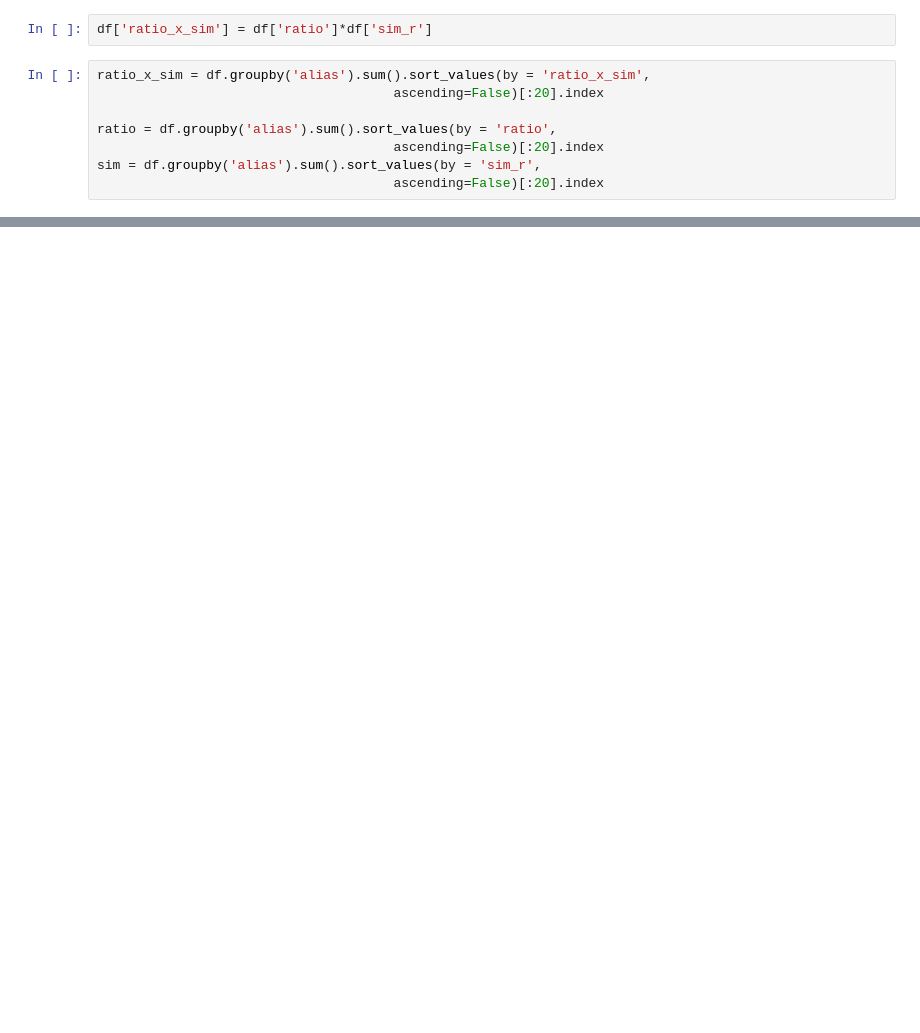
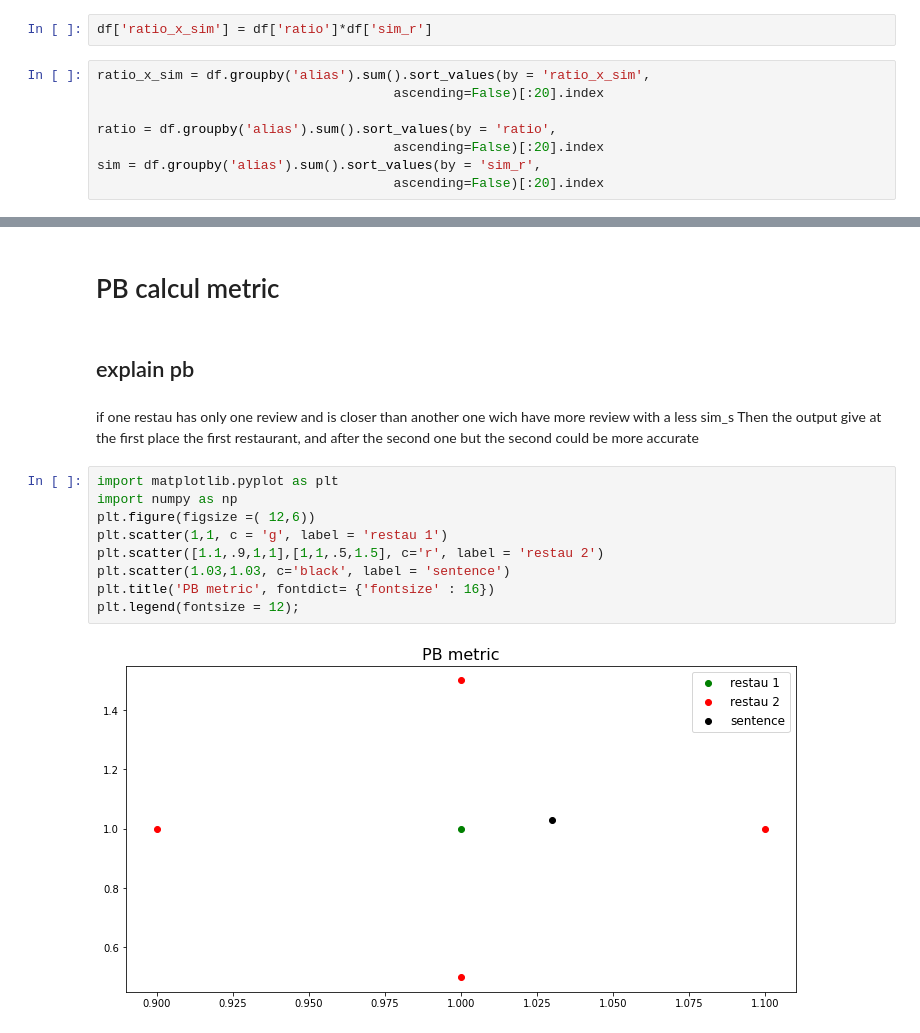
Before and after one commit to arthurcol/fobokiller, a Jupyter notebook: notebooks/metrics_hugo.ipynb, the cells around one changed output, grey strips where cells are left out. Drawn from its saved outputs; the diff is of its cells as text; blank space fills up the shorter version.

```diff
--- a/notebooks/metrics_hugo.ipynb
+++ b/notebooks/metrics_hugo.ipynb
@@ -96,0 +107,18 @@ pd.DataFrame([df.groupby('alias').sum().sort_values(by = 'restau_output',
+# %% [markdown]
+# PB calcul metric
+# %% [markdown]
+## explain pb
+# %% [markdown]
+if one restau has only one review and is closer than another one wich have more review with a less sim_s
+Then the output give at the first place the first restaurant, and after the second one but the second could be more accurate
+# %%
+import matplotlib.pyplot as plt
+import numpy as np
+plt.figure(figsize =( 12,6))
+plt.scatter(1,1, c = 'g', label = 'restau 1')
+plt.scatter([1.1,.9,1,1],[1,1,.5,1.5], c='r', label = 'restau 2')
+plt.scatter(1.03,1.03, c='black', label = 'sentence')
+plt.title('PB metric', fontdict= {'fontsize' : 16})
+plt.legend(fontsize = 12);
+# %% [output]
+[figure, added]
```
Also changed, not shown: parts of 20 cells of this notebook.
